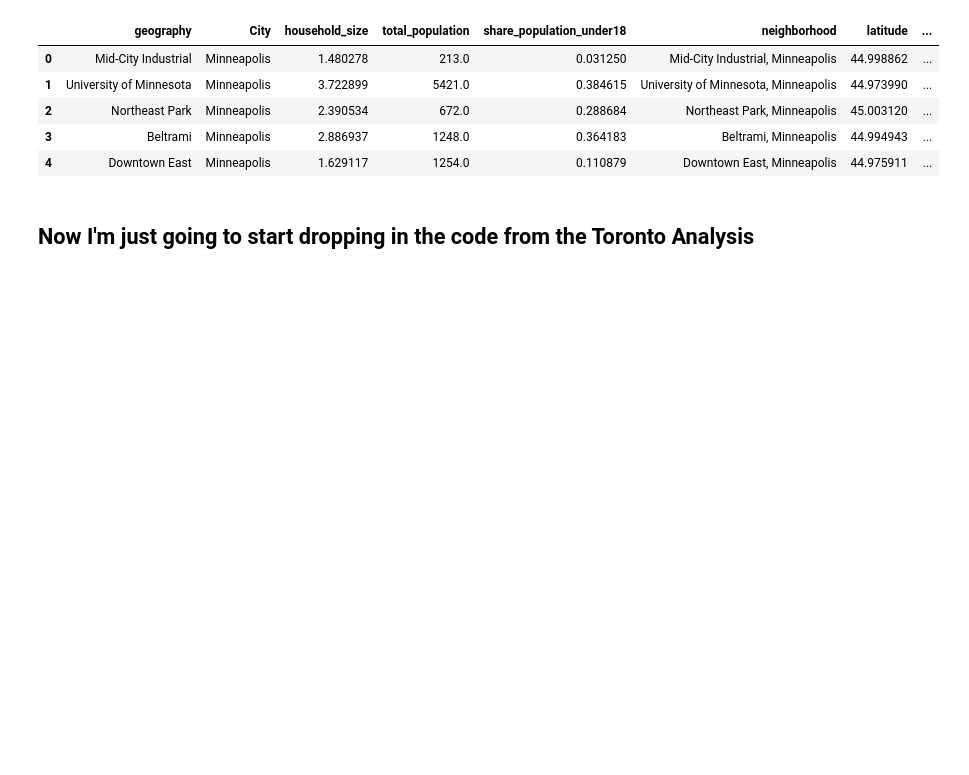
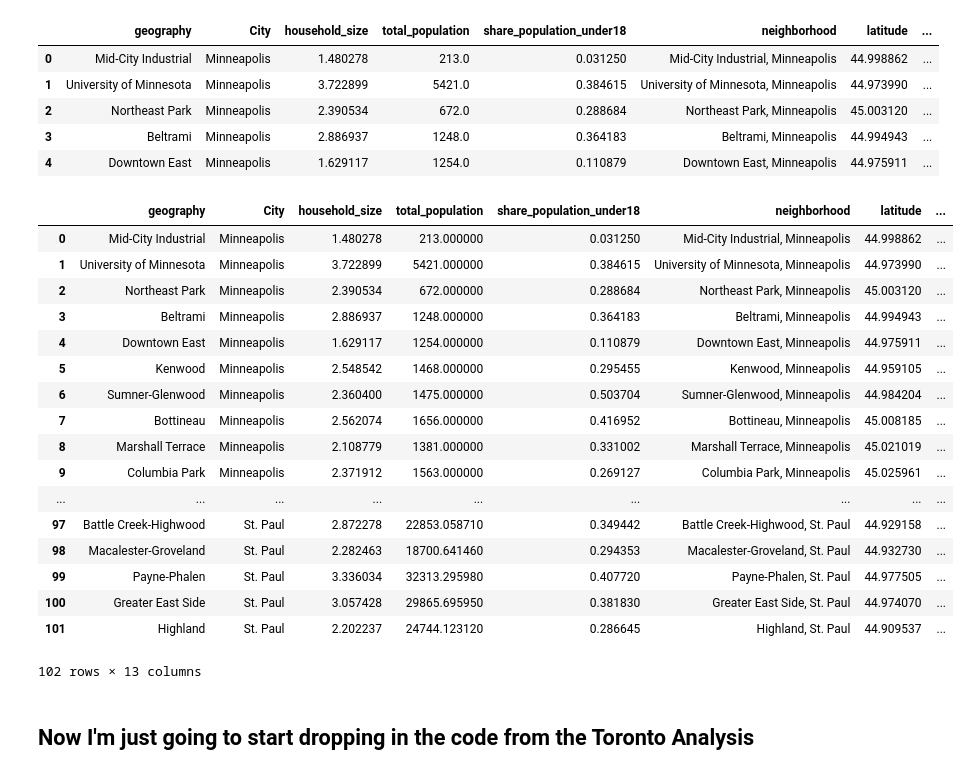
Before and after one commit to michaelmcanally/MinnesotaNice, a Jupyter notebook: Minnesota Nicest Data Sources.ipynb, the cells around one changed output. Drawn from its saved outputs; the diff is of its cells as text; code cells hidden in the pictures; blank space fills up the shorter version.

```diff
--- a/Minnesota Nicest Data Sources.ipynb
+++ b/Minnesota Nicest Data Sources.ipynb
@@ -216,5 +216,26 @@ TwinCityNeighborhoodsDF.head()
 | 2 | Northeast Park | Minneapolis | 2.390534 | 672.0 | 0.288684 | Northeast Park, Minneapolis | 45.003120 | ... |
 | 3 | Beltrami | Minneapolis | 2.886937 | 1248.0 | 0.364183 | Beltrami, Minneapolis | 44.994943 | ... |
 | 4 | Downtown East | Minneapolis | 1.629117 | 1254.0 | 0.110879 | Downtown East, Minneapolis | 44.975911 | ... |
+# %%
+TwinCityNeighborhoodsDF
+# %% [output]
+|  | geography | City | household_size | total_population | share_population_under18 | neighborhood | latitude | ... |
+| 0 | Mid-City Industrial | Minneapolis | 1.480278 | 213.000000 | 0.031250 | Mid-City Industrial, Minneapolis | 44.998862 | ... |
+| 1 | University of Minnesota | Minneapolis | 3.722899 | 5421.000000 | 0.384615 | University of Minnesota, Minneapolis | 44.973990 | ... |
+| 2 | Northeast Park | Minneapolis | 2.390534 | 672.000000 | 0.288684 | Northeast Park, Minneapolis | 45.003120 | ... |
+| 3 | Beltrami | Minneapolis | 2.886937 | 1248.000000 | 0.364183 | Beltrami, Minneapolis | 44.994943 | ... |
+| 4 | Downtown East | Minneapolis | 1.629117 | 1254.000000 | 0.110879 | Downtown East, Minneapolis | 44.975911 | ... |
+| 5 | Kenwood | Minneapolis | 2.548542 | 1468.000000 | 0.295455 | Kenwood, Minneapolis | 44.959105 | ... |
+| 6 | Sumner-Glenwood | Minneapolis | 2.360400 | 1475.000000 | 0.503704 | Sumner-Glenwood, Minneapolis | 44.984204 | ... |
+| 7 | Bottineau | Minneapolis | 2.562074 | 1656.000000 | 0.416952 | Bottineau, Minneapolis | 45.008185 | ... |
+| 8 | Marshall Terrace | Minneapolis | 2.108779 | 1381.000000 | 0.331002 | Marshall Terrace, Minneapolis | 45.021019 | ... |
+| 9 | Columbia Park | Minneapolis | 2.371912 | 1563.000000 | 0.269127 | Columbia Park, Minneapolis | 45.025961 | ... |
+| ... | ... | ... | ... | ... | ... | ... | ... | ... |
+| 97 | Battle Creek-Highwood | St. Paul | 2.872278 | 22853.058710 | 0.349442 | Battle Creek-Highwood, St. Paul | 44.929158 | ... |
+| 98 | Macalester-Groveland | St. Paul | 2.282463 | 18700.641460 | 0.294353 | Macalester-Groveland, St. Paul | 44.932730 | ... |
+| 99 | Payne-Phalen | St. Paul | 3.336034 | 32313.295980 | 0.407720 | Payne-Phalen, St. Paul | 44.977505 | ... |
+| 100 | Greater East Side | St. Paul | 3.057428 | 29865.695950 | 0.381830 | Greater East Side, St. Paul | 44.974070 | ... |
+| 101 | Highland | St. Paul | 2.202237 | 24744.123120 | 0.286645 | Highland, St. Paul | 44.909537 | ... |
+102 rows × 13 columns
 # %% [markdown]
 ## Now I'm just going to start dropping in the code from the Toronto Analysis
```
Also changed, not shown: parts of 28 cells of this notebook.
